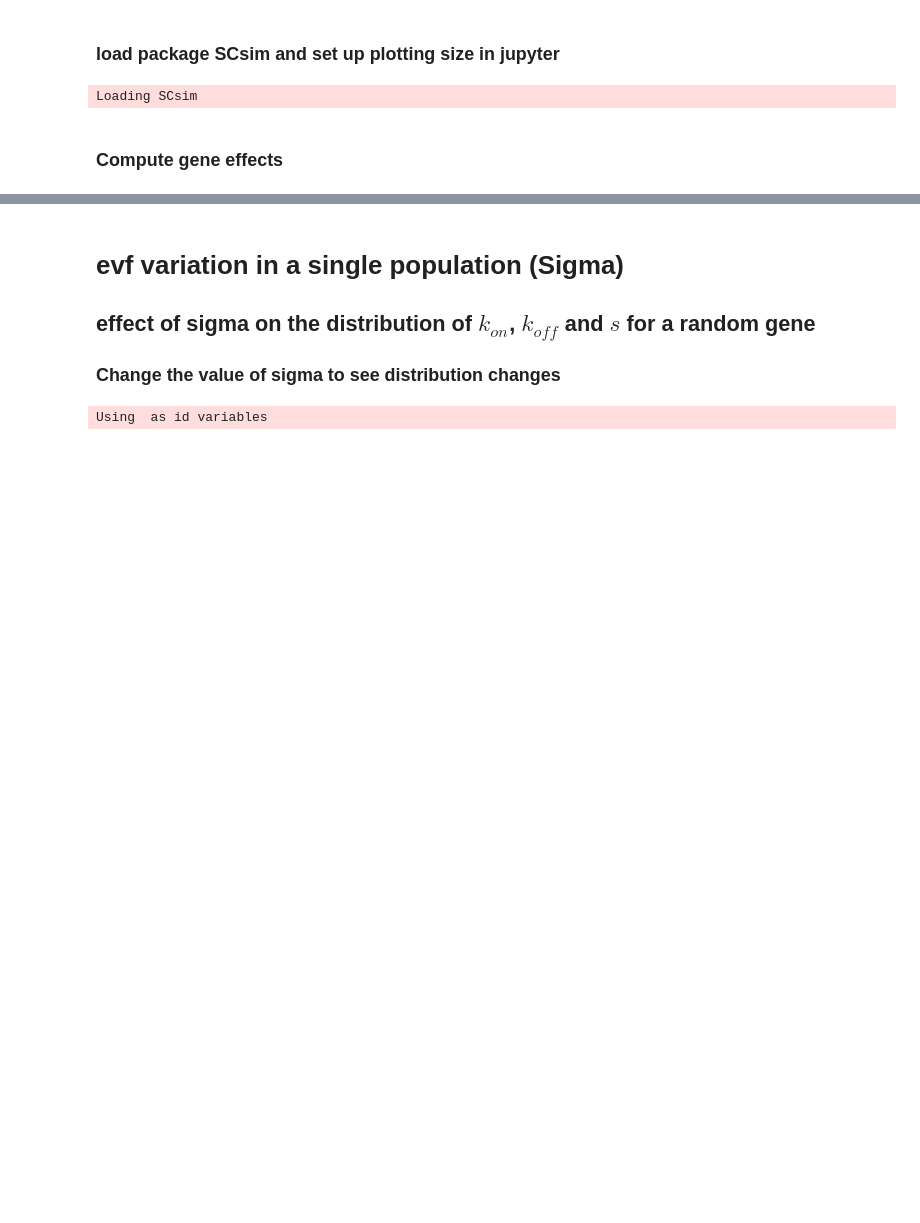
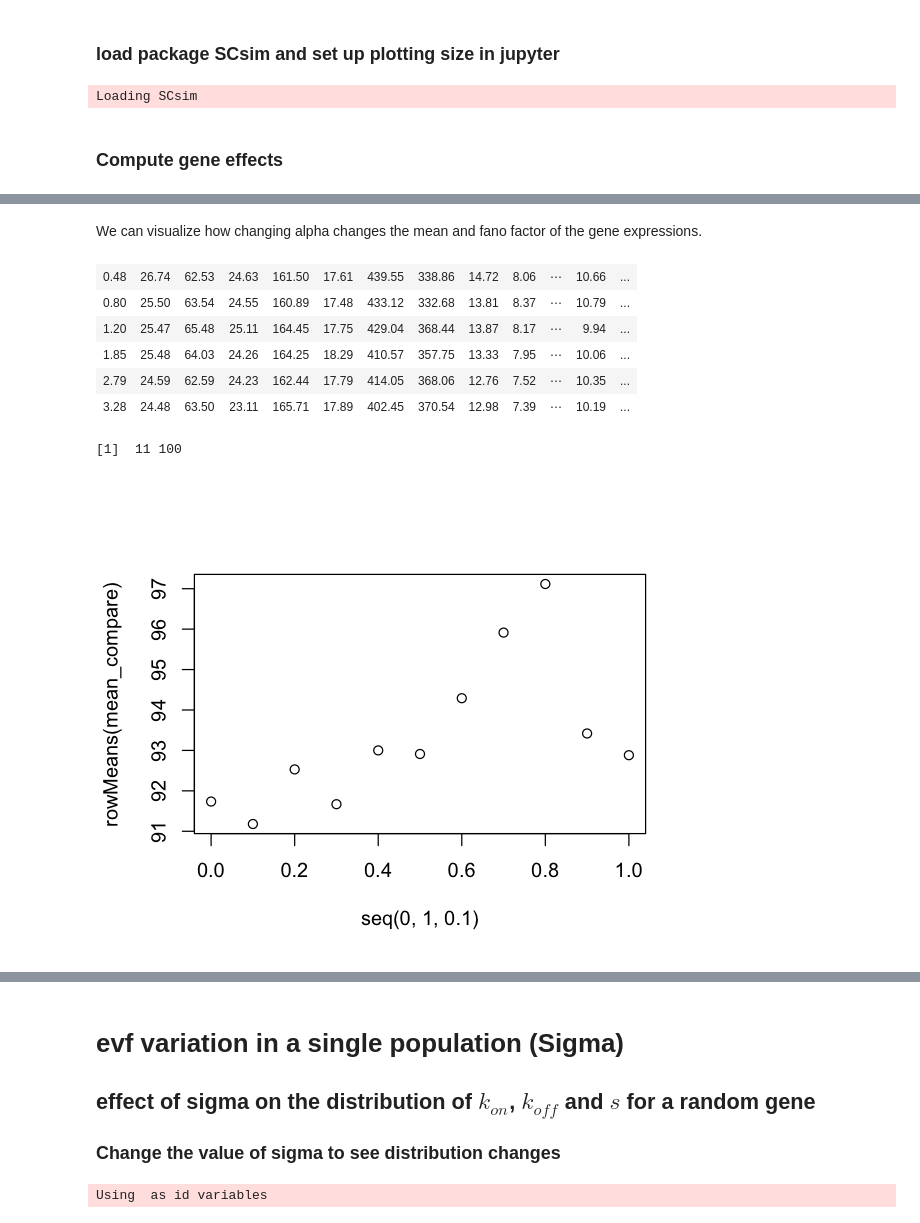
Before and after one commit to YosefLab/SymSim, a Jupyter notebook: Manual.ipynb, the cells around one changed output, grey strips where cells are left out. Drawn from its saved outputs; the diff is of its cells as text; code cells hidden in the pictures; blank space fills up the shorter version.

```diff
--- a/Manual.ipynb
+++ b/Manual.ipynb
@@ -26,0 +81,10 @@ gene_effects <- GeneEffects(ngenes=ngenes,nevf=10,randseed=0,sd=1,prob=0.3)
+# %%
+change_bimod <- lapply(seq(0,1,0.1),function(bimod){
+    start <- proc.time()
+	temp<-sim1Pop1Batch(evf_mean=rep(1,nevf), evf_sd=rep(0.1,nevf),ncells=ncells,
+			randseed=randseed,gene_effects=gene_effects,bimod=bimod,alpha=0.1,
+			alpha_sd=0.01,nbins=10,gcbias=0.1,lenbias=0.1,batch=exp(rnorm(ngenes,0,0.3)),noise=0.1,
+			matched_params=match_params1)
+    #print(proc.time()-start)
+	return(temp)
+})
@@ -26,0 +125,17 @@ gene_effects <- GeneEffects(ngenes=ngenes,nevf=10,randseed=0,sd=1,prob=0.3)
+# %% [markdown]
+We can visualize how changing alpha changes the mean and fano factor of the gene expressions.
+# %%
+mean_compare <- lapply(change_bimod,function(X){apply((X[[2]]),1,function(Y){mean(Y)})})
+mean_compare <- do.call(rbind,mean_compare)
+head(mean_compare)
+dim(mean_compare)
+plot(rowMeans(mean_compare),x=seq(0,1,0.1))
+# %% [output]
+| 0.48 | 26.74 | 62.53 | 24.63 | 161.50 | 17.61 | 439.55 | 338.86 | 14.72 | 8.06 | ⋯ | 10.66 | ... |
+| 0.80 | 25.50 | 63.54 | 24.55 | 160.89 | 17.48 | 433.12 | 332.68 | 13.81 | 8.37 | ⋯ | 10.79 | ... |
+| 1.20 | 25.47 | 65.48 | 25.11 | 164.45 | 17.75 | 429.04 | 368.44 | 13.87 | 8.17 | ⋯ | 9.94 | ... |
+| 1.85 | 25.48 | 64.03 | 24.26 | 164.25 | 18.29 | 410.57 | 357.75 | 13.33 | 7.95 | ⋯ | 10.06 | ... |
+| 2.79 | 24.59 | 62.59 | 24.23 | 162.44 | 17.79 | 414.05 | 368.06 | 12.76 | 7.52 | ⋯ | 10.35 | ... |
+| 3.28 | 24.48 | 63.50 | 23.11 | 165.71 | 17.89 | 402.45 | 370.54 | 12.98 | 7.39 | ⋯ | 10.19 | ... |
+[1]  11 100
+[figure, added]
```
Also changed, not shown: parts of 19 cells of this notebook, 3 other files.
